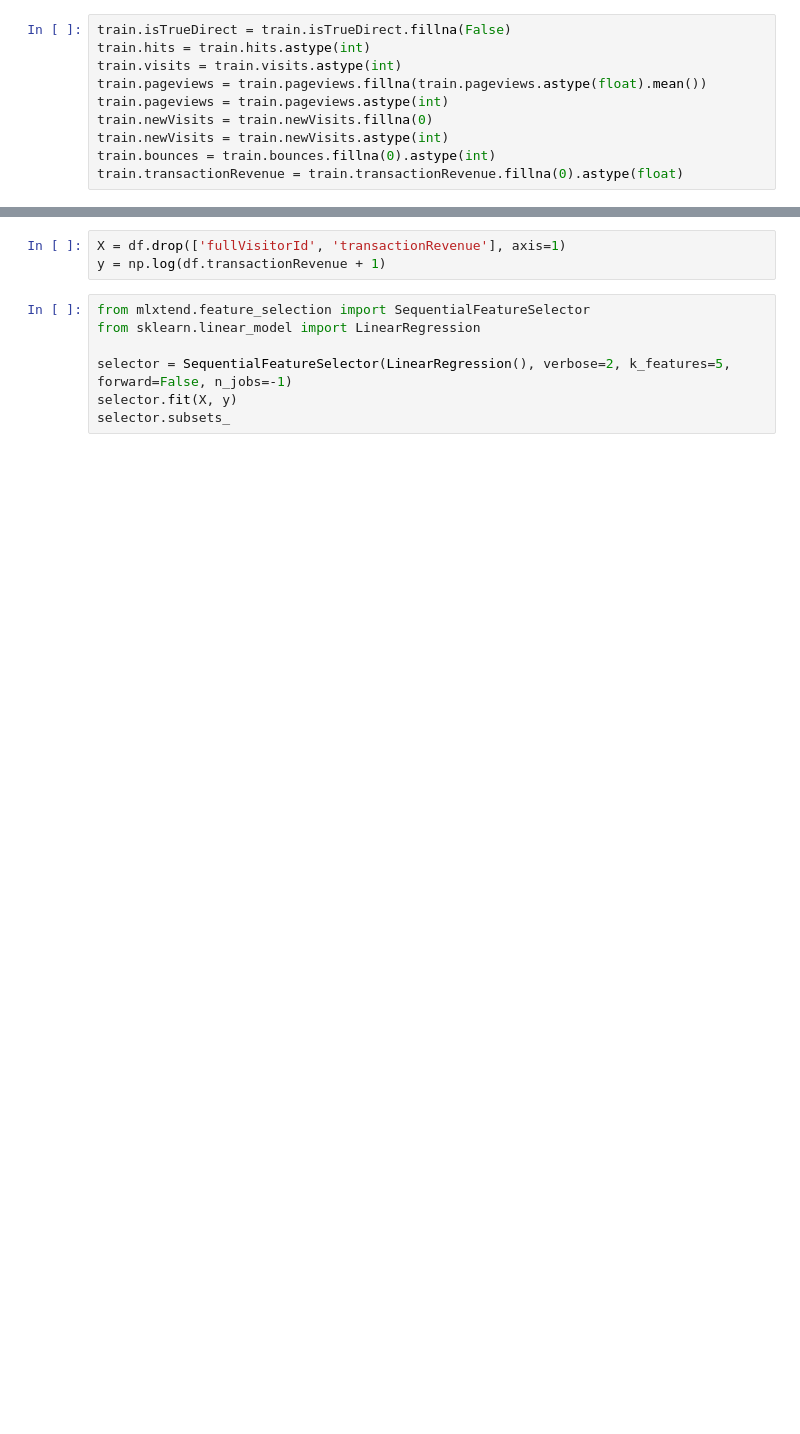
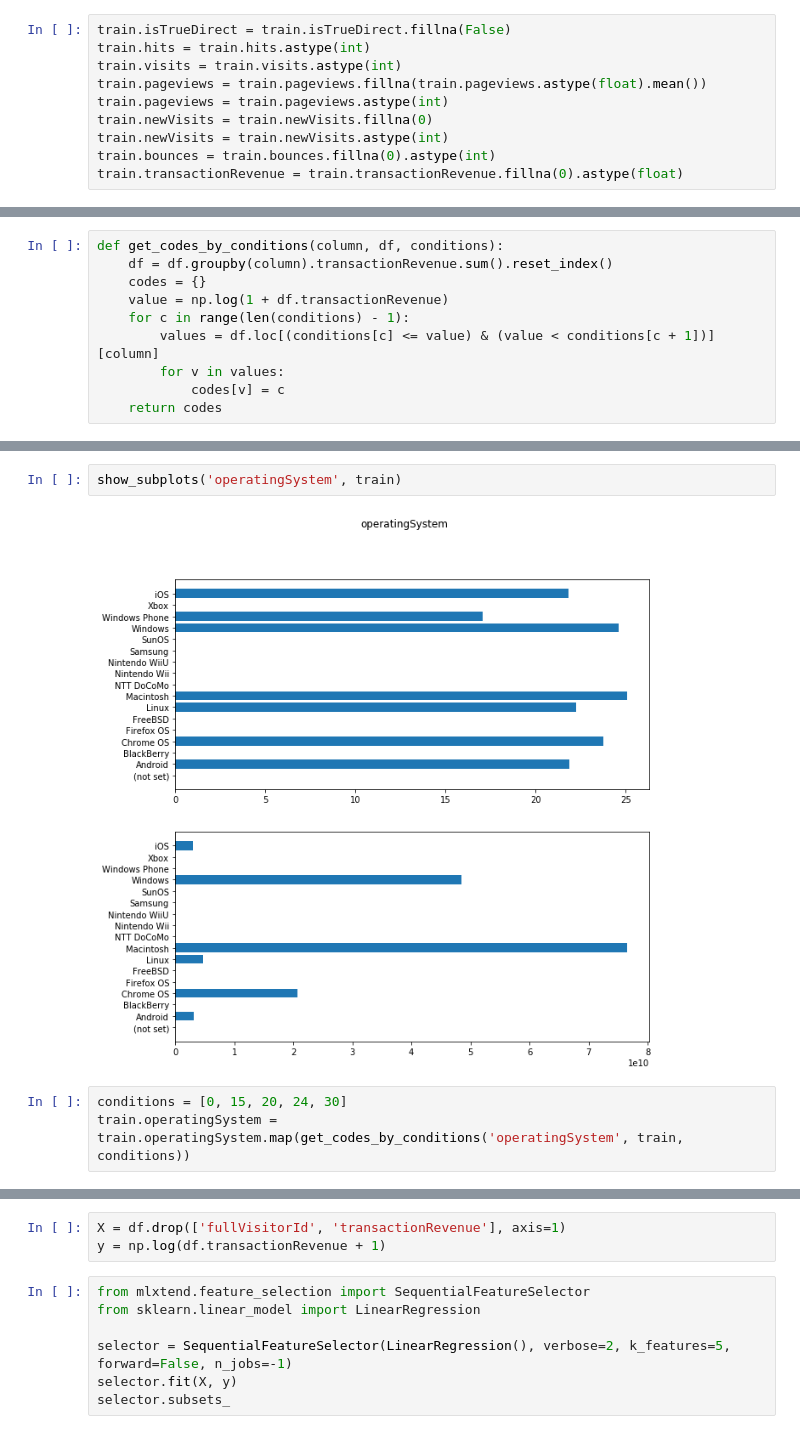
Before and after one commit to Knzaytsev/IntroductionToML, a Jupyter notebook: 3 lab/3 lab.ipynb, the cells around one changed output, grey strips where cells are left out. Drawn from its saved outputs; the diff is of its cells as text; blank space fills up the shorter version.

```diff
--- a/3 lab/3 lab.ipynb
+++ b/3 lab/3 lab.ipynb
@@ -86,0 +115,10 @@ train = train.drop('socialEngagementType', axis=1)
+# %%
+def get_codes_by_conditions(column, df, conditions):
+    df = df.groupby(column).transactionRevenue.sum().reset_index()
+    codes = {}
+    value = np.log(1 + df.transactionRevenue)
+    for c in range(len(conditions) - 1):
+        values = df.loc[(conditions[c] <= value) & (value < conditions[c + 1])][column]
+        for v in values:
+            codes[v] = c
+    return codes
@@ -86,0 +140,7 @@ train = train.drop('socialEngagementType', axis=1)
+# %%
+show_subplots('operatingSystem', train)
+# %% [output]
+[figure, added]
+# %%
+conditions = [0, 15, 20, 24, 30]
+train.operatingSystem = train.operatingSystem.map(get_codes_by_conditions('operatingSystem', train, conditions))
```
Also changed, not shown: parts of 25 cells of this notebook.
